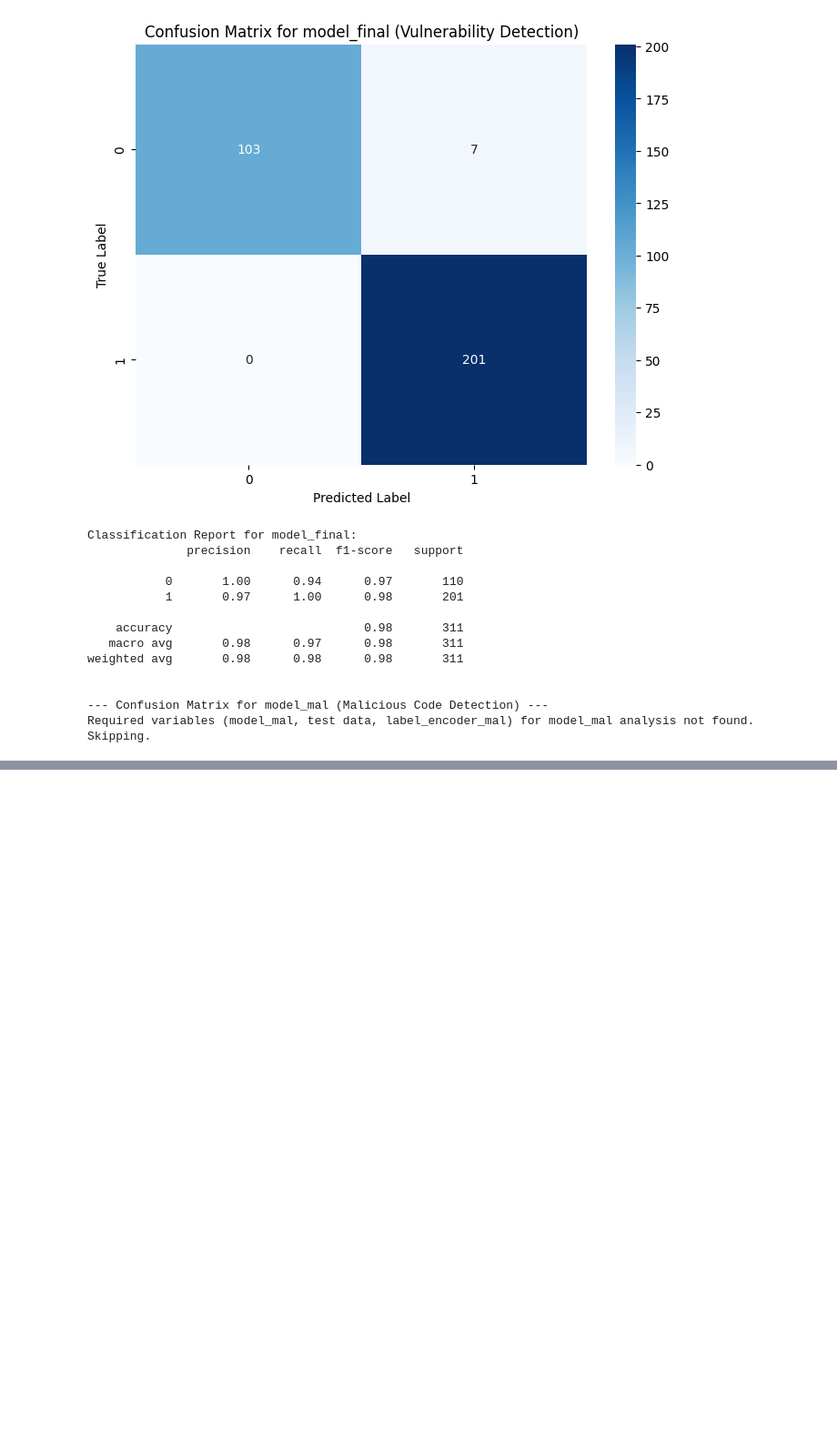
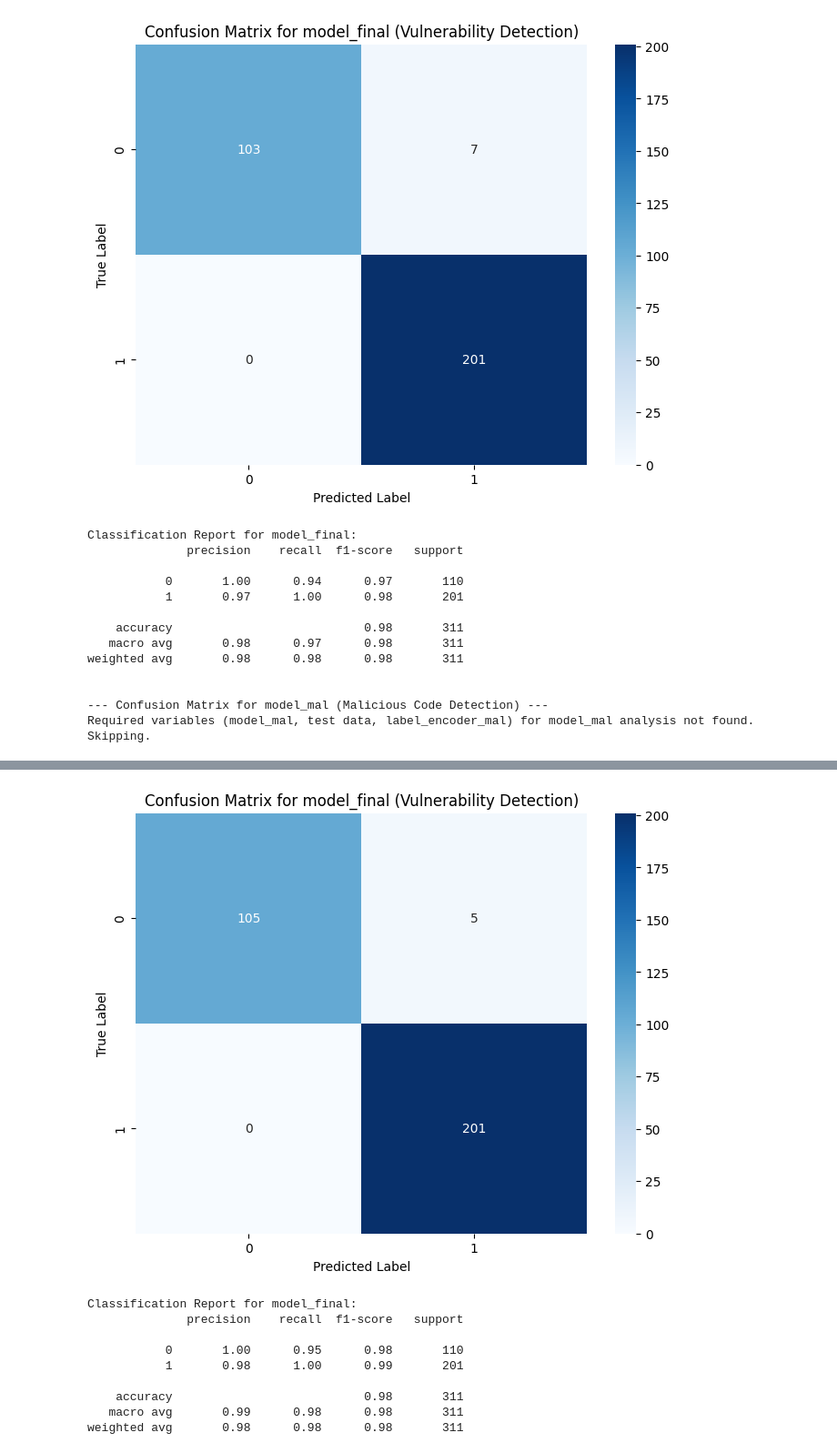
Before and after one commit to Lamed-D/pypi_mal-vul_finder, a Jupyter notebook: colab_files/verybigsilver/LSTM_돌리기.ipynb, the cells around one changed output, grey strips where cells are left out. Shown at 91% size. Cells and saved outputs as stored; diff of their text form; code cells hidden in the pictures; blank space fills up the shorter version.

```diff
--- a/colab_files/verybigsilver/LSTM_돌리기.ipynb
+++ b/colab_files/verybigsilver/LSTM_돌리기.ipynb
@@ -1914,0 +1815,45 @@ Required variables (model_mal, test data, label_encoder_mal) for model_mal analy
+# %%
+# --- Confusion Matrix for model_final (df_final dataset - Vulnerability Detection) ---
+
+# Import necessary libraries for plotting
+import matplotlib.pyplot as plt
+import seaborn as sns
+from sklearn.metrics import confusion_matrix, classification_report
+import numpy as np # Already imported, but good to be explicit
+
+# Function to plot confusion matrix (copied from Lm1TvVOasrQK)
+def plot_confusion_matrix(y_true, y_pred, classes, title='Confusion Matrix'):
+    cm = confusion_matrix(y_true, y_pred)
+    plt.figure(figsize=(8, 6))
+    sns.heatmap(cm, annot=True, fmt='d', cmap='Blues', xticklabels=classes, yticklabels=classes)
+    plt.title(title)
+    plt.xlabel('Predicted Label')
+    plt.ylabel('True Label')
+    plt.show()
+
+
+print("\n--- Confusion Matrix for model_final (Vulnerability Detection) ---")
+if model_final is not None and 'X_test_final' in locals() and 'y_test_final' in locals() and label_encoder_final is not None:
+
+    # Get predictions (probabilities for binary classification)
+    y_pred_final_probs = model_final.predict(X_test_final)
+    # Convert probabilities to binary predictions (0 or 1)
+    y_pred_final_classes = (y_pred_final_probs > 0.5).astype(int)
+
+    # y_test_final is already encoded numerical labels (0 or 1)
+    y_true_final_classes = y_test_final
+
+    # Define class names for model_final (explicitly as strings)
+    class_names_final = ['0', '1'] # Assuming 0 and 1 are the classes for model_final
+
+    # Plot confusion matrix
+    plot_confusion_matrix(y_true_final_classes, y_pred_final_classes, class_names_final, title='Confusion Matrix for model_final (Vulnerability Detection)')
+
+    # Print classification report
+    print("\nClassification Report for model_final:")
+    # Pass explicit target_names as a list of strings
+    print(classification_report(y_true_final_classes, y_pred_final_classes, target_names=class_names_final))
+
+else:
+    print("Required variables (model_final, test data, label_encoder_final) for model_final analysis not found. Skipping.")
+# %% [output]
@@ -1914,0 +1862,10 @@ Required variables (model_mal, test data, label_encoder_mal) for model_mal analy
+[figure, added]
+Classification Report for model_final:
+              precision    recall  f1-score   support
+
+           0       1.00      0.95      0.98       110
+           1       0.98      1.00      0.99       201
+
+    accuracy                           0.98       311
+   macro avg       0.99      0.98      0.98       311
+weighted avg       0.98      0.98      0.98       311
```
Also changed, not shown: parts of 19 cells of this notebook.
